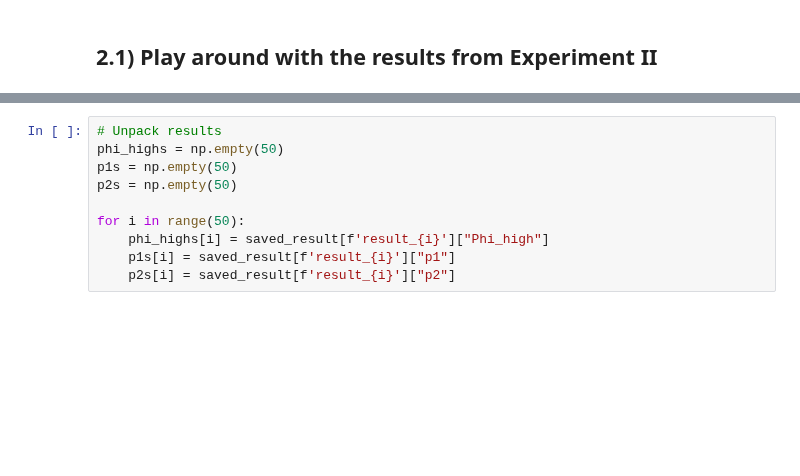
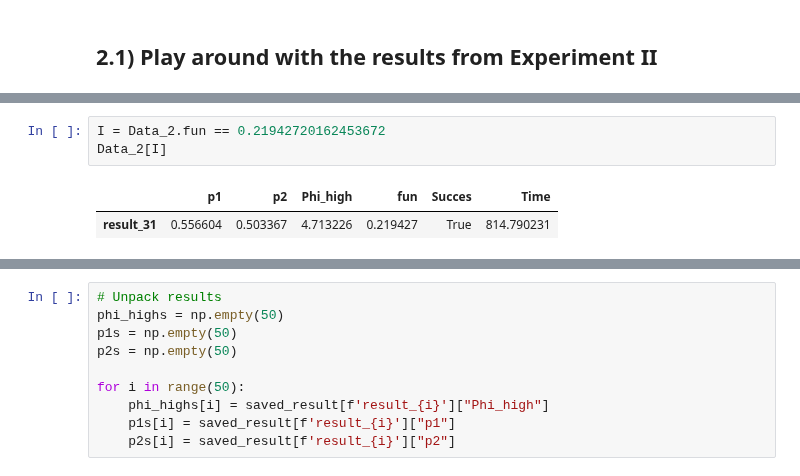
Before and after one commit to ansofol/DP_term_paper, a Jupyter notebook: final/Monte_Carlo.ipynb, the cells around one changed output, grey strips where cells are left out. Cells and saved outputs as stored; diff of their text form; blank space fills up the shorter version.

```diff
--- a/final/Monte_Carlo.ipynb
+++ b/final/Monte_Carlo.ipynb
@@ -209,3 +261,9 @@ Data_2 = pd.DataFrame(saved_result).T
+# %%
+I = Data_2.fun == 0.21942720162453672
+Data_2[I]
+# %% [output]
+|  | p1 | p2 | Phi_high | fun | Succes | Time |
+| result_31 | 0.556604 | 0.503367 | 4.713226 | 0.219427 | True | 814.790231 |
 # %%
 Data_2.mean() # Find mean
 # %% [output]
```
Also changed, not shown: parts of 9 cells of this notebook, 2 other files.
